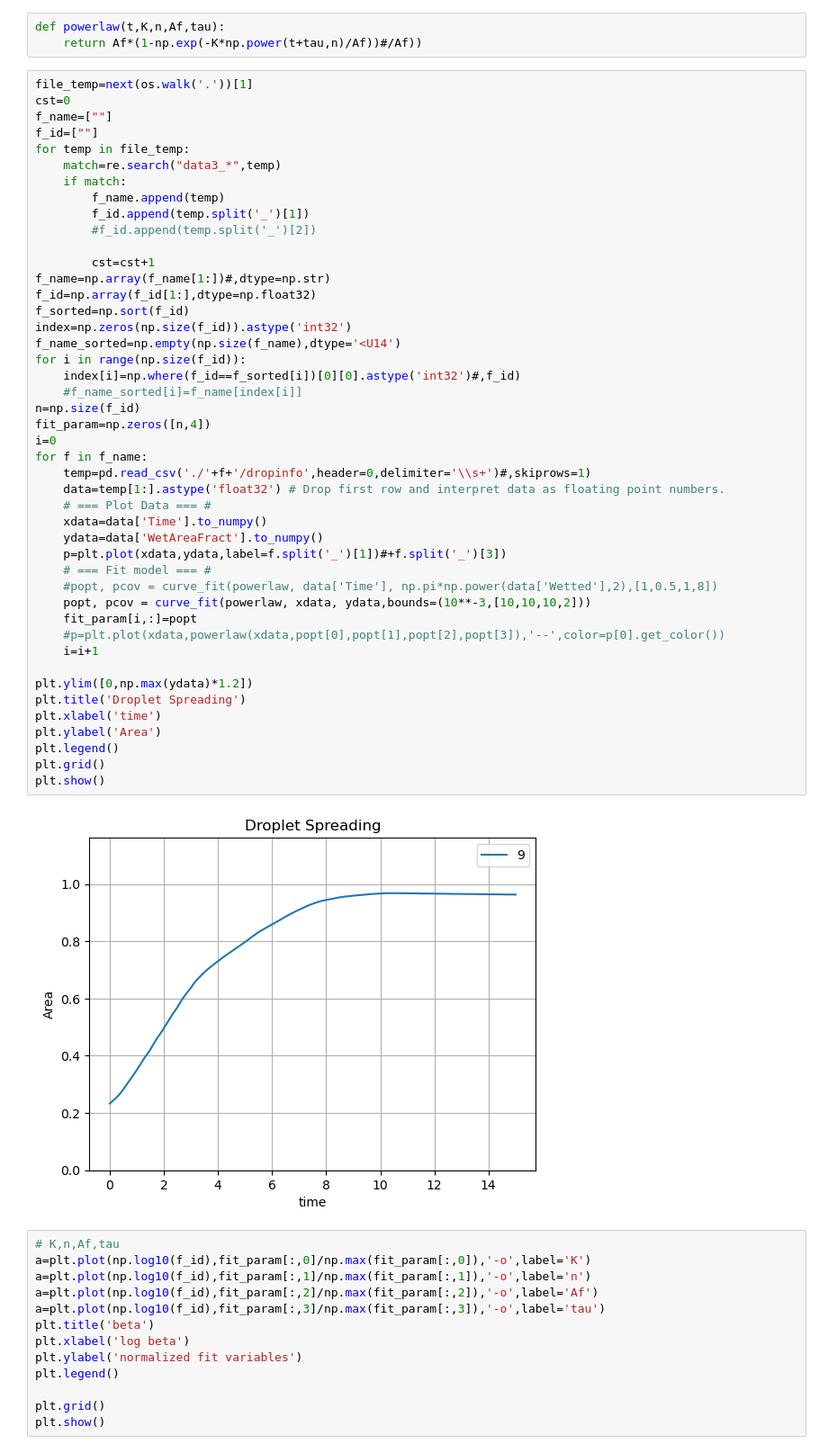
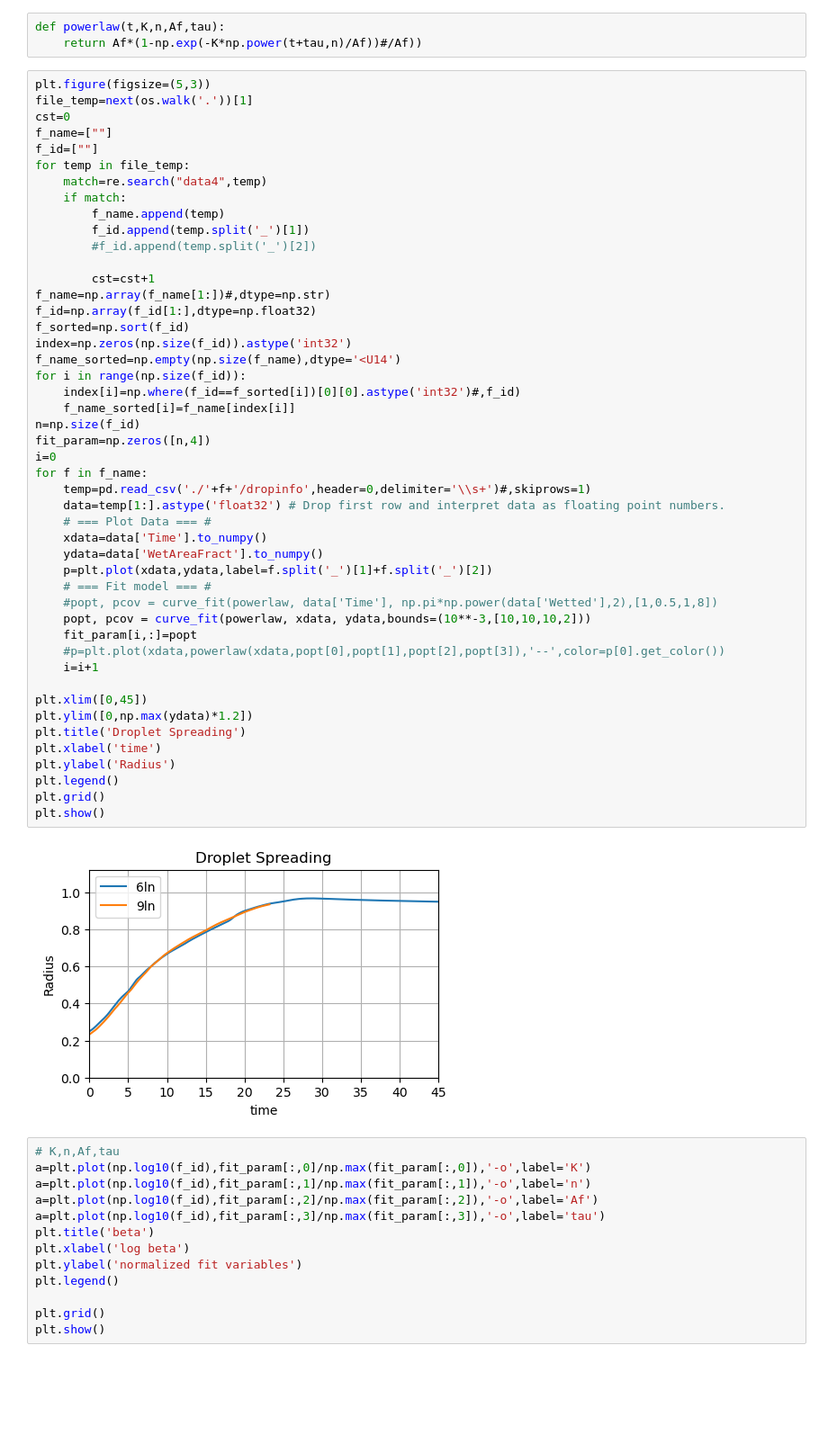
Before and after one commit to pmt58/Droplet_NGA2, a Jupyter notebook: data_analysis.ipynb, the cells around one changed output. Shown: that part at 90% size. Cells and saved outputs as stored; diff of their text form; blank space fills up the shorter version.

```diff
--- a/data_analysis.ipynb
+++ b/data_analysis.ipynb
@@ -10,12 +10,13 @@ import re
 def powerlaw(t,K,n,Af,tau):
     return Af*(1-np.exp(-K*np.power(t+tau,n)/Af))#/Af))
 # %%
+plt.figure(figsize=(5,3))
 file_temp=next(os.walk('.'))[1]
 cst=0
 f_name=[""]
 f_id=[""]
 for temp in file_temp:
-    match=re.search("data3_*",temp)
+    match=re.search("data4",temp)
     if match:
         f_name.append(temp)
         f_id.append(temp.split('_')[1])
@@ -25,37 +26,38 @@ for temp in file_temp:
 f_name=np.array(f_name[1:])#,dtype=np.str)
 f_id=np.array(f_id[1:],dtype=np.float32)
 f_sorted=np.sort(f_id)
 index=np.zeros(np.size(f_id)).astype('int32')
 f_name_sorted=np.empty(np.size(f_name),dtype='<U14')
 for i in range(np.size(f_id)):
     index[i]=np.where(f_id==f_sorted[i])[0][0].astype('int32')#,f_id)
-    #f_name_sorted[i]=f_name[index[i]]
+    f_name_sorted[i]=f_name[index[i]]
 n=np.size(f_id)
 fit_param=np.zeros([n,4])
 i=0
 for f in f_name:
     temp=pd.read_csv('./'+f+'/dropinfo',header=0,delimiter='\\s+')#,skiprows=1)
     data=temp[1:].astype('float32') # Drop first row and interpret data as floating point numbers.
     # === Plot Data === #
     xdata=data['Time'].to_numpy()
     ydata=data['WetAreaFract'].to_numpy()
-    p=plt.plot(xdata,ydata,label=f.split('_')[1])#+f.split('_')[3])
+    p=plt.plot(xdata,ydata,label=f.split('_')[1]+f.split('_')[2])
     # === Fit model === #
     #popt, pcov = curve_fit(powerlaw, data['Time'], np.pi*np.power(data['Wetted'],2),[1,0.5,1,8])
     popt, pcov = curve_fit(powerlaw, xdata, ydata,bounds=(10**-3,[10,10,10,2]))
     fit_param[i,:]=popt
     #p=plt.plot(xdata,powerlaw(xdata,popt[0],popt[1],popt[2],popt[3]),'--',color=p[0].get_color())
     i=i+1
 
+plt.xlim([0,45])
 plt.ylim([0,np.max(ydata)*1.2])
 plt.title('Droplet Spreading')
 plt.xlabel('time')
-plt.ylabel('Area')
+plt.ylabel('Radius')
 plt.legend()
 plt.grid()
 plt.show()
 # %% [output]
-[figure, old version]
+[figure, new version]
 # %%
 # K,n,Af,tau
 a=plt.plot(np.log10(f_id),fit_param[:,0]/np.max(fit_param[:,0]),'-o',label='K')
```
Also changed, not shown: 3 other files.
